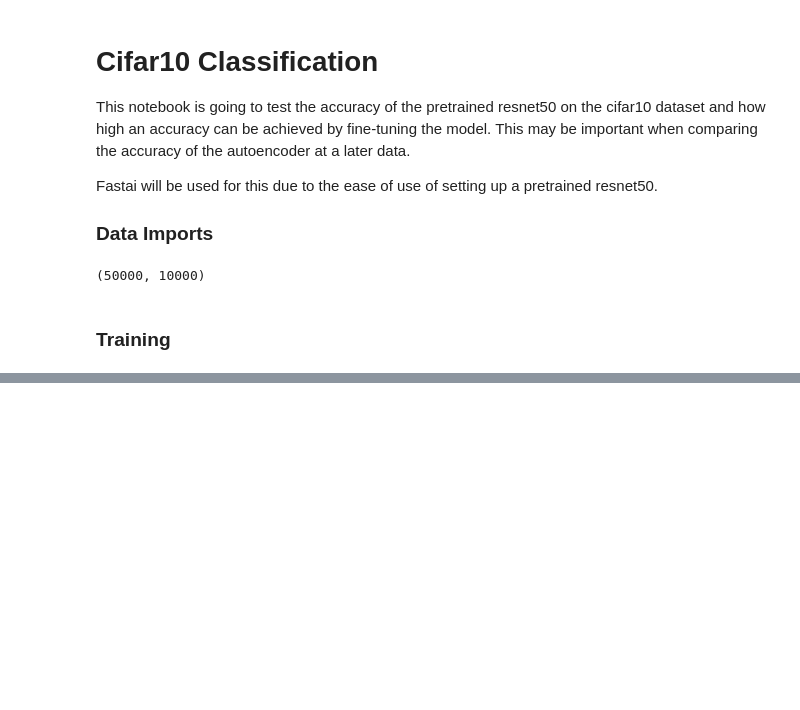
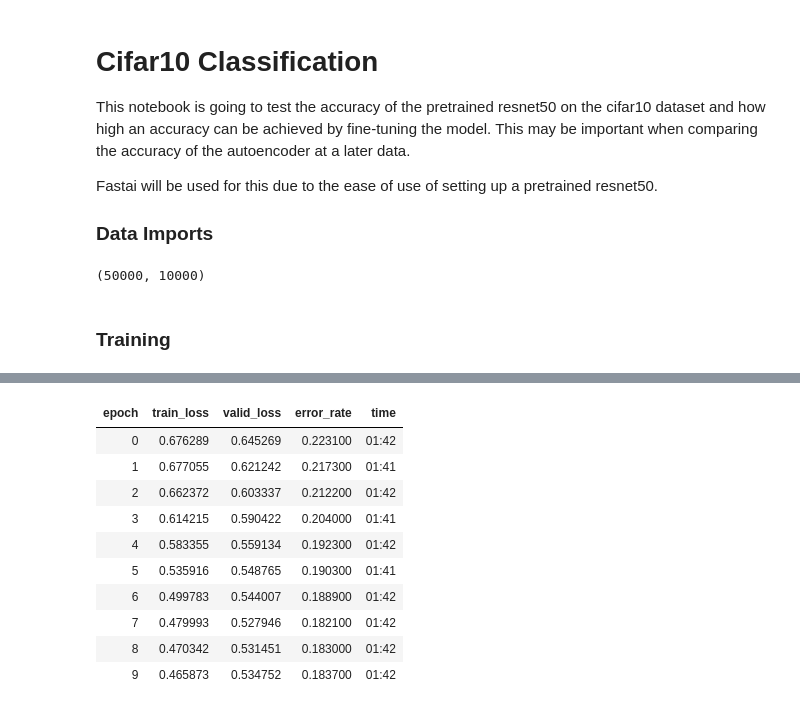
Before and after one commit to henriwoodcock/Applying-Modern-Best-Practices-to-Autoencoders, a Jupyter notebook: notebooks/cifar-10/cifar_classification.ipynb, the cells around one changed output, grey strips where cells are left out. Cells and saved outputs as stored; diff of their text form; code cells hidden in the pictures; blank space fills up the shorter version.

Commit message:
0.18 error rate on cifar10

```diff
--- a/notebooks/cifar-10/cifar_classification.ipynb
+++ b/notebooks/cifar-10/cifar_classification.ipynb
@@ -77,0 +87,15 @@ learn.fit_one_cycle(10, max_lr = 1e-02)
+# %%
+learn.unfreeze()
+learn.fit_one_cycle(10, max_lr = slice(1e-06, 1e-03))
+# %% [output]
+| epoch | train_loss | valid_loss | error_rate | time |
+| 0 | 0.676289 | 0.645269 | 0.223100 | 01:42 |
+| 1 | 0.677055 | 0.621242 | 0.217300 | 01:41 |
+| 2 | 0.662372 | 0.603337 | 0.212200 | 01:42 |
+| 3 | 0.614215 | 0.590422 | 0.204000 | 01:41 |
+| 4 | 0.583355 | 0.559134 | 0.192300 | 01:42 |
+| 5 | 0.535916 | 0.548765 | 0.190300 | 01:41 |
+| 6 | 0.499783 | 0.544007 | 0.188900 | 01:42 |
+| 7 | 0.479993 | 0.527946 | 0.182100 | 01:42 |
+| 8 | 0.470342 | 0.531451 | 0.183000 | 01:42 |
+| 9 | 0.465873 | 0.534752 | 0.183700 | 01:42 |
```
Also changed, not shown: parts of 8 cells of this notebook, 1 other file.
